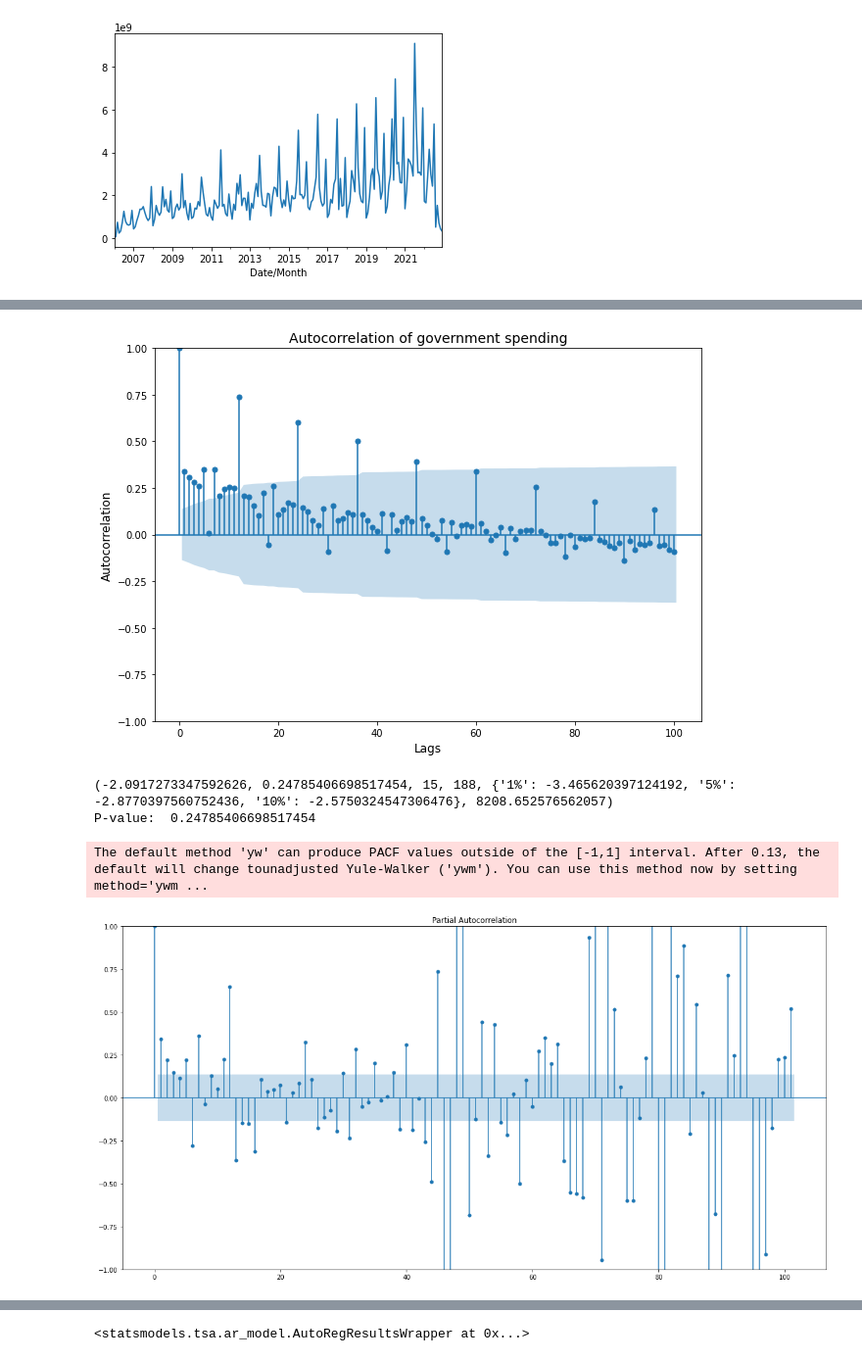
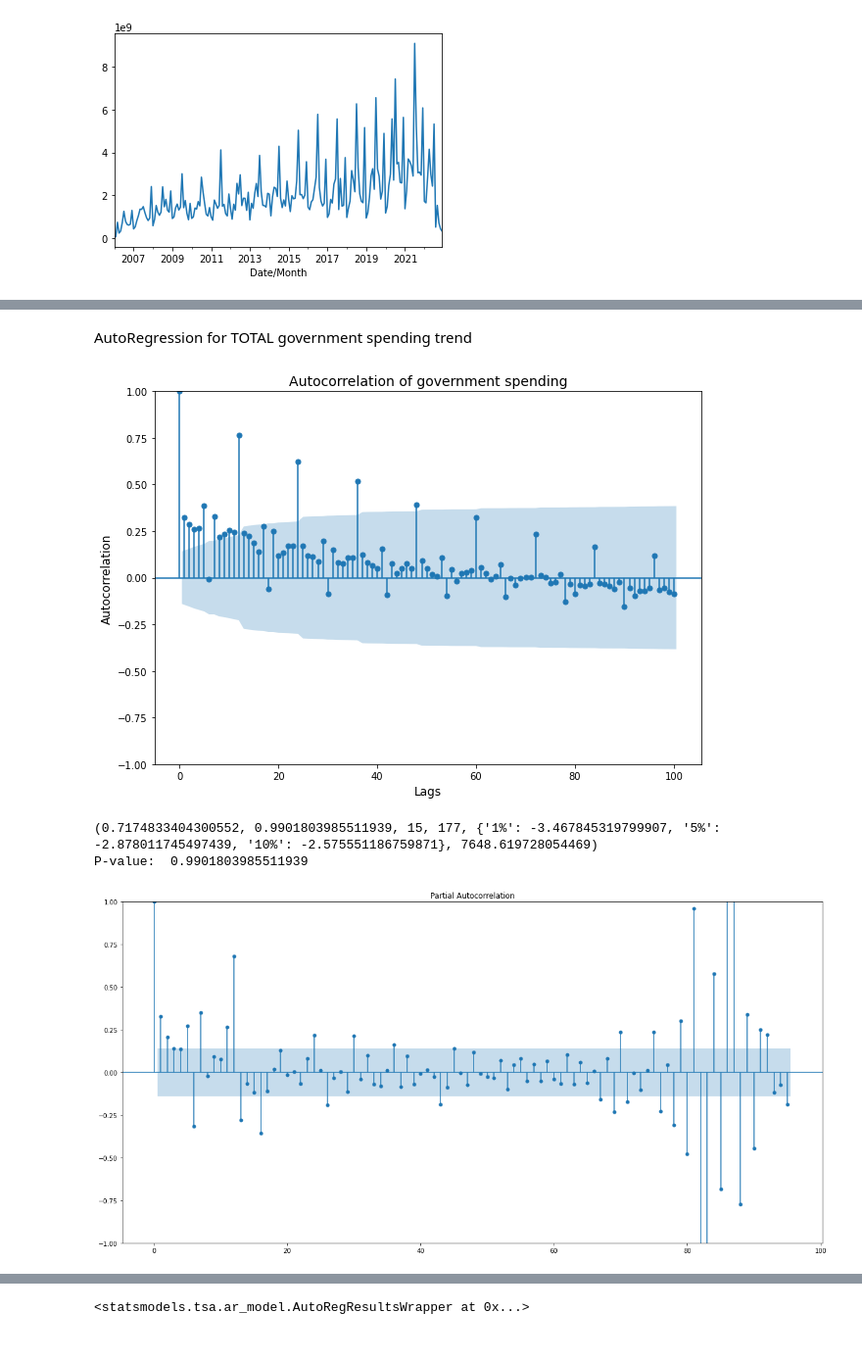
Before and after one commit to KamenDamov/Bulgarian-Gvt-Forecast, a Jupyter notebook: Forecast.ipynb, the cells around one changed output, grey strips where cells are left out. Shown at 98% size. Drawn from its saved outputs; the diff is of its cells as text; code cells hidden in the pictures.

```diff
--- a/Forecast.ipynb
+++ b/Forecast.ipynb
@@ -62,3 +81,7 @@ to_use
+# %%
+df = df[df['Date/Month']>='2006-06']
+df = df[df['Date/Month']<='2022-06']
+to_use = df.groupby('Date/Month').sum()
 # %%
 import plotly.express as px
 
@@ -234,5 +207,7 @@ Root mean squared error:  2844387220.534354
 # %%
 #The Holt linear model does not really predict properly
+# %% [markdown]
+AutoRegression for TOTAL government spending trend
 # %%
 #Auto-regression
 
@@ -246,7 +221,7 @@ plt.ylabel('Autocorrelation', fontsize=12)
 plt.title('Autocorrelation of government spending', fontsize=14)
 plt.show()
 # %% [output]
-[figure, old version]
+[figure, new version]
 # %%
 #Check stationarity
 from statsmodels.tsa.stattools import adfuller
@@ -255,18 +230,17 @@ print(statio)
 print("P-value: ", statio[1])
 #This means that data is not stationary or not with a constant trend
 # %% [output]
-(-2.0917273347592626, 0.24785406698517454, 15, 188, {'1%': -3.465620397124192, '5%': -2.8770397560752436, '10%': -2.5750324547306476}, 8208.652576562057)
-P-value:  0.24785406698517454
+(0.7174833404300552, 0.9901803985511939, 15, 177, {'1%': -3.467845319799907, '5%': -2.878011745497439, '10%': -2.575551186759871}, 7648.619728054469)
+P-value:  0.9901803985511939
 # %%
 #Plot partial correlation to see how past data affects future data
 from statsmodels.graphics.tsaplots import plot_pacf
 plt.rc("figure", figsize=(20, 10))
-pacf = plot_pacf(to_use['AMOUNT'], lags=101)
+pacf = plot_pacf(to_use['AMOUNT'], lags=95)
 plt.show()
 #we will train the AR model of order 69. As the correlation is significant and has a fairly high r-score
 # %% [output]
-The default method 'yw' can produce PACF values outside of the [-1,1] interval. After 0.13, the default will change tounadjusted Yule-Walker ('ywm'). You can use this method now by setting method='ywm ...
-[figure, old version]
+[figure, new version]
 # %%
 train.reset_index(inplace=True)
 test.reset_index(inplace = True)
```
Also changed, not shown: parts of 80 cells of this notebook.
